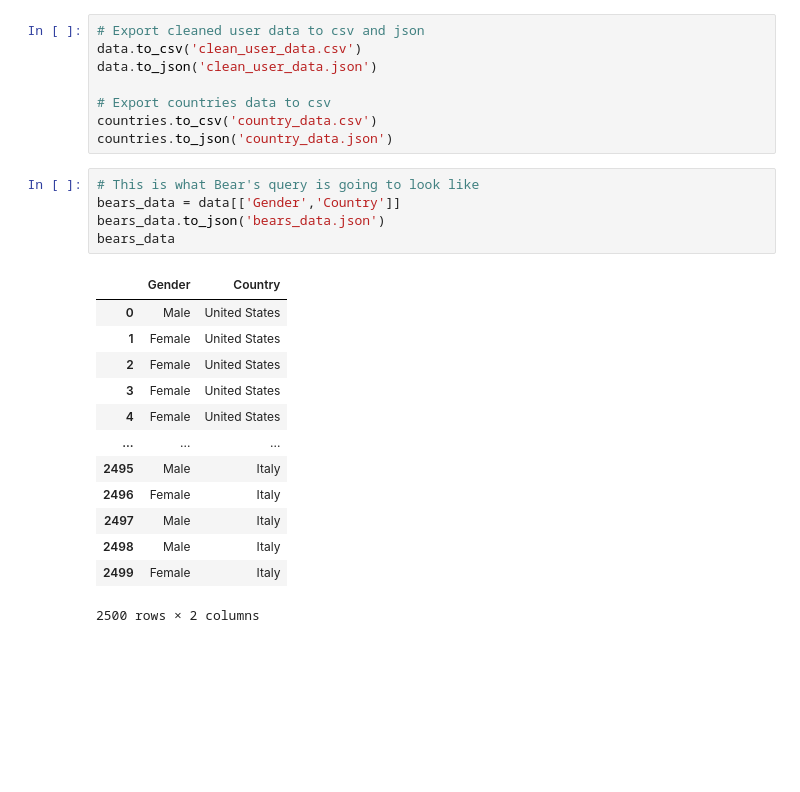
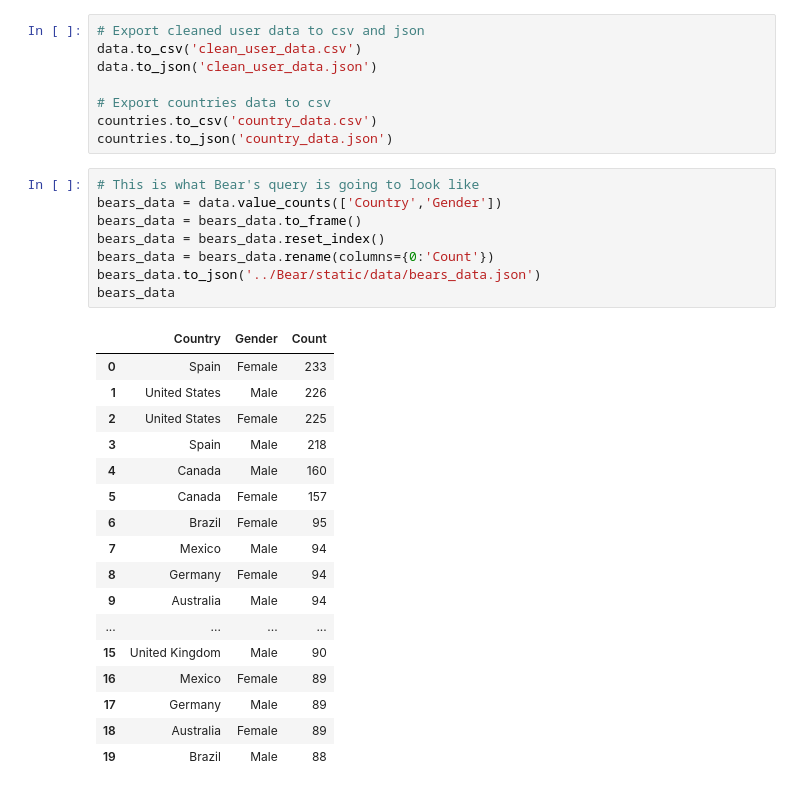
Before and after one commit to jakekova/bootcamp_proj3, a Jupyter notebook: Data/data_prep.ipynb, the cells around one changed output. Drawn from its saved outputs; the diff is of its cells as text; blank space fills up the shorter version.

Commit message:
Bear js done, html made. Needs patch to db.

```diff
--- a/Data/data_prep.ipynb
+++ b/Data/data_prep.ipynb
@@ -146,22 +146,29 @@ data.to_json('clean_user_data.json')
 # Export countries data to csv
 countries.to_csv('country_data.csv')
 countries.to_json('country_data.json')
-# %%
-# This is what Bear's query is going to look like
-bears_data = data[['Gender','Country']]
-bears_data.to_json('bears_data.json')
-bears_data
-# %% [output]
-|  | Gender | Country |
-| 0 | Male | United States |
-| 1 | Female | United States |
-| 2 | Female | United States |
-| 3 | Female | United States |
-| 4 | Female | United States |
-| ... | ... | ... |
-| 2495 | Male | Italy |
-| 2496 | Female | Italy |
-| 2497 | Male | Italy |
-| 2498 | Male | Italy |
-| 2499 | Female | Italy |
-2500 rows × 2 columns
+# %%
+# This is what Bear's query is going to look like
+bears_data = data.value_counts(['Country','Gender'])
+bears_data = bears_data.to_frame()
+bears_data = bears_data.reset_index()
+bears_data = bears_data.rename(columns={0:'Count'})
+bears_data.to_json('../Bear/static/data/bears_data.json')
+bears_data
+# %% [output]
+|  | Country | Gender | Count |
+| 0 | Spain | Female | 233 |
+| 1 | United States | Male | 226 |
+| 2 | United States | Female | 225 |
+| 3 | Spain | Male | 218 |
+| 4 | Canada | Male | 160 |
+| 5 | Canada | Female | 157 |
+| 6 | Brazil | Female | 95 |
+| 7 | Mexico | Male | 94 |
+| 8 | Germany | Female | 94 |
+| 9 | Australia | Male | 94 |
+| ... | ... | ... | ... |
+| 15 | United Kingdom | Male | 90 |
+| 16 | Mexico | Female | 89 |
+| 17 | Germany | Male | 89 |
+| 18 | Australia | Female | 89 |
+| 19 | Brazil | Male | 88 |
```
Also changed, not shown: 4 other files.
